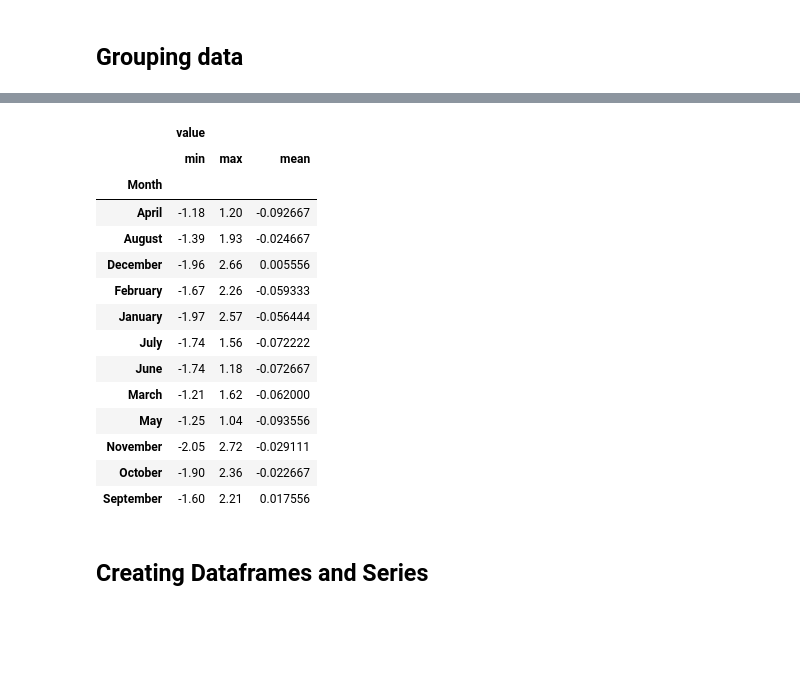
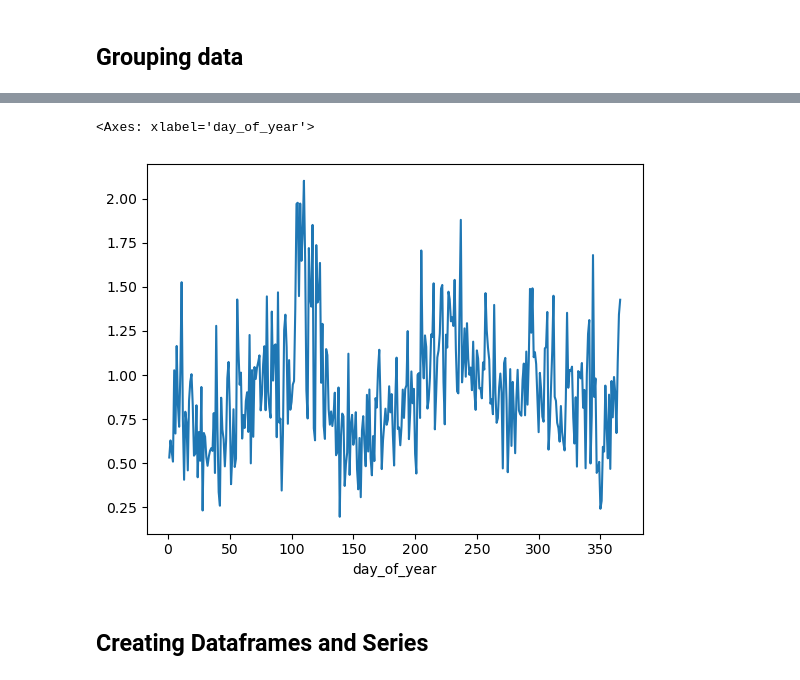
Before and after one commit to bobbyantonio/iecdt_environmental_data_analysis, a Jupyter notebook: course_notebooks/pandas/pandas.ipynb, the cells around one changed output, grey strips where cells are left out. Saved outputs shown, nothing was run; the diff lists cells and outputs as text; code cells hidden in the pictures; blank space fills up the shorter version.

```diff
--- a/course_notebooks/pandas/pandas.ipynb
+++ b/course_notebooks/pandas/pandas.ipynb
@@ -295,22 +406,12 @@ df_long.groupby('Month').mean()
 # %%
 # Or if you need to do several different summary statistics, agg() is more flexible
-df_long.groupby('Month').agg(['min', 'max', 'mean'])
+df_grouped = df_ts[['day_of_year', 'precipitation']].groupby('day_of_year').agg(['min', 'max', 'mean'])
-# %% [output]
-|  | value |  |  |
-|  | min | max | mean |
-| Month |  |  |  |
-| April | -1.18 | 1.20 | -0.092667 |
-| August | -1.39 | 1.93 | -0.024667 |
-| December | -1.96 | 2.66 | 0.005556 |
-| February | -1.67 | 2.26 | -0.059333 |
-| January | -1.97 | 2.57 | -0.056444 |
-| July | -1.74 | 1.56 | -0.072222 |
-| June | -1.74 | 1.18 | -0.072667 |
-| March | -1.21 | 1.62 | -0.062000 |
-| May | -1.25 | 1.04 | -0.093556 |
-| November | -2.05 | 2.72 | -0.029111 |
-| October | -1.90 | 2.36 | -0.022667 |
-| September | -1.60 | 2.21 | 0.017556 |
+# %%
+# Note that aggregating in this way creates a nested DataFrame, so you can access the data like so
+df_grouped['precipitation']['min'].plot()
+# %% [output]
+<Axes: xlabel='day_of_year'>
+[figure, added]
 # %% [markdown]
 ## Creating Dataframes and Series
 # %% [markdown]
```
Also changed, not shown: parts of 49 cells of this notebook, 1 other file.
